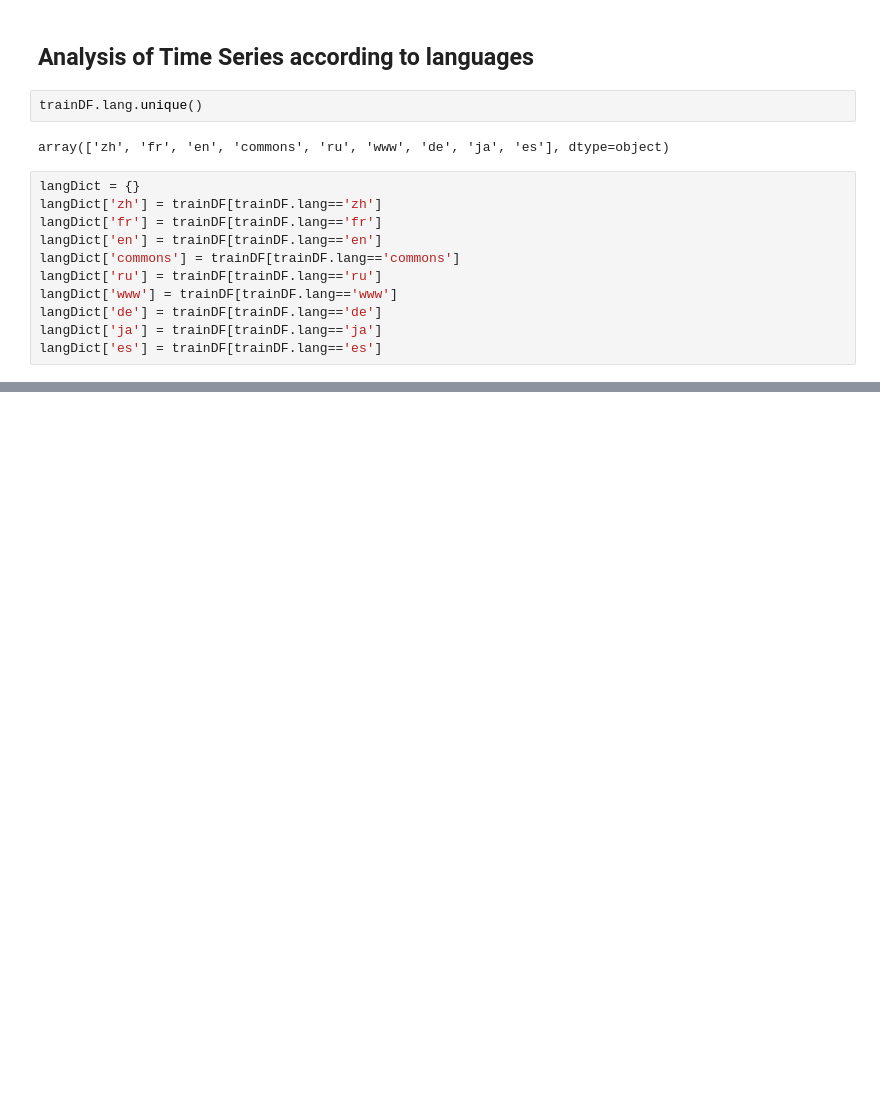
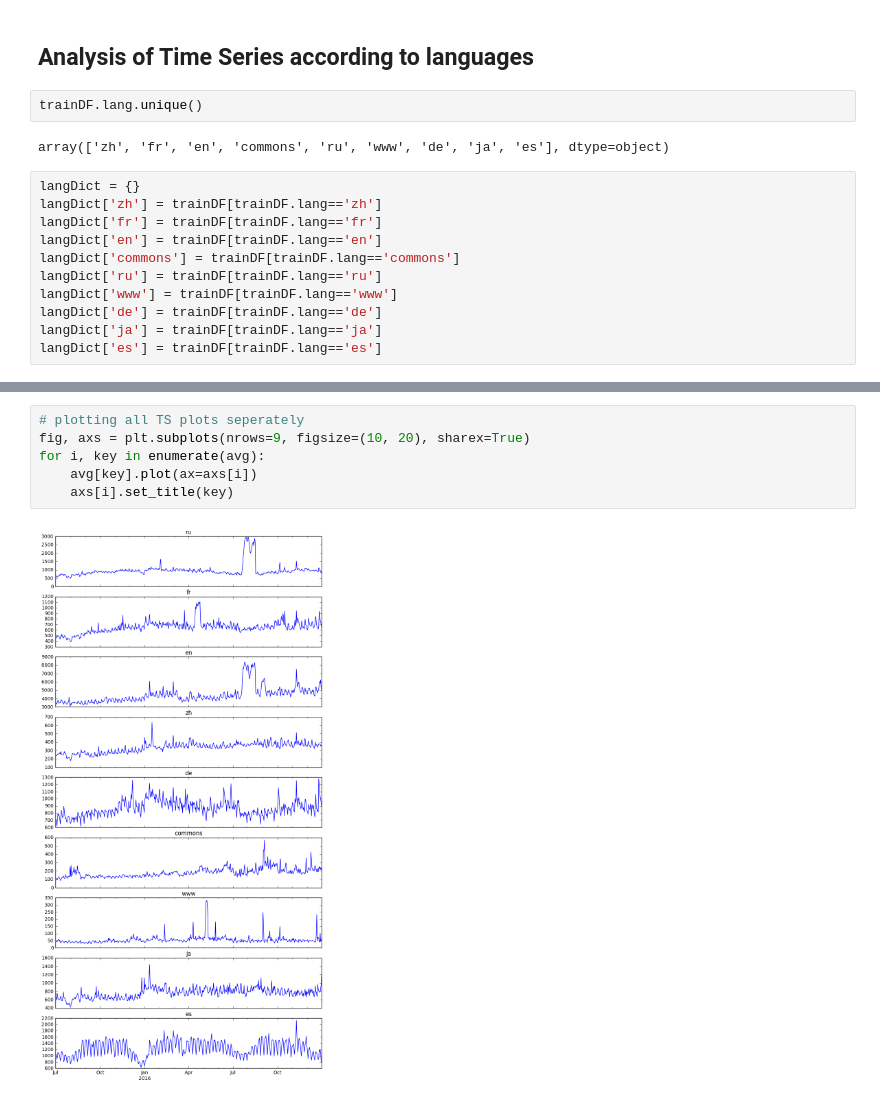
Before and after one commit to darekarsam/Web-Traffic-Forecasting, a Jupyter notebook: Web Traffic Time Series Forecasting.ipynb, the cells around one changed output, grey strips where cells are left out. Cells and saved outputs as stored; diff of their text form; blank space fills up the shorter version.

```diff
--- a/Web Traffic Time Series Forecasting.ipynb
+++ b/Web Traffic Time Series Forecasting.ipynb
@@ -115,0 +135,8 @@ langDict['en'].iloc[:1]
+# %%
+# plotting all TS plots seperately
+fig, axs = plt.subplots(nrows=9, figsize=(10, 20), sharex=True)
+for i, key in enumerate(avg):
+    avg[key].plot(ax=axs[i])
+    axs[i].set_title(key)
+# %% [output]
+[figure, added]
```
Also changed, not shown: parts of 13 cells of this notebook.
